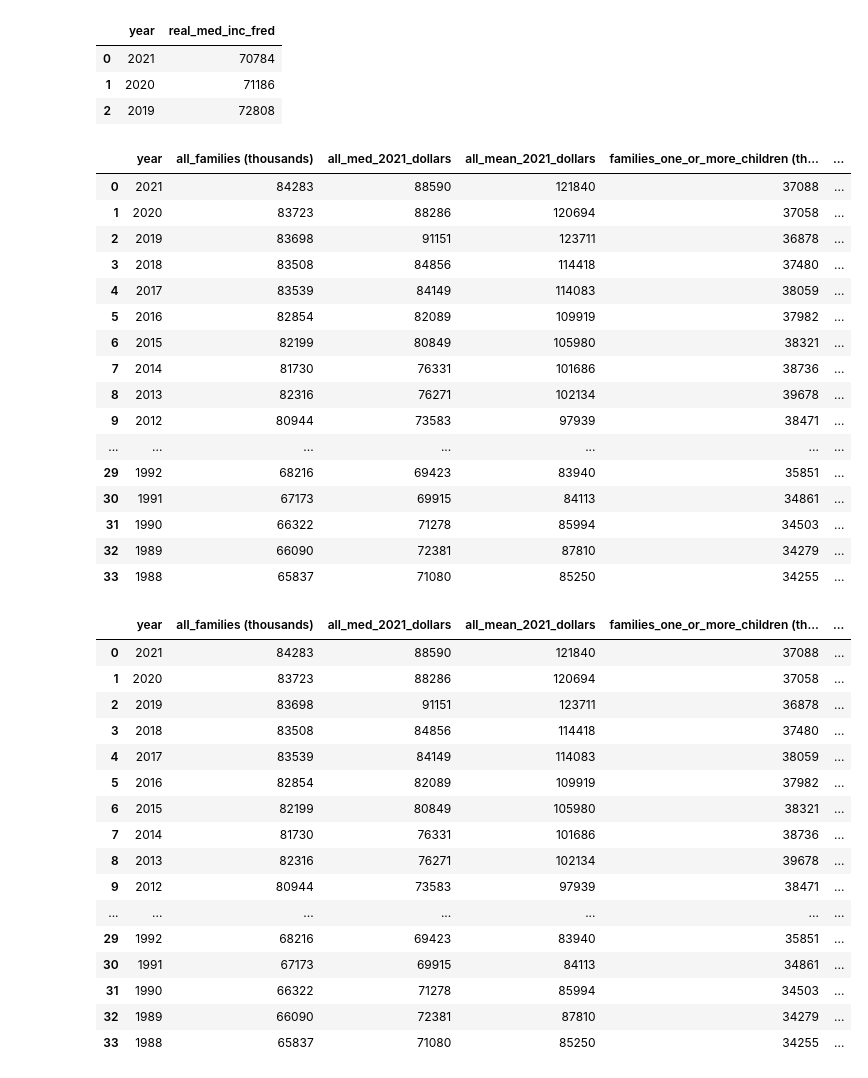
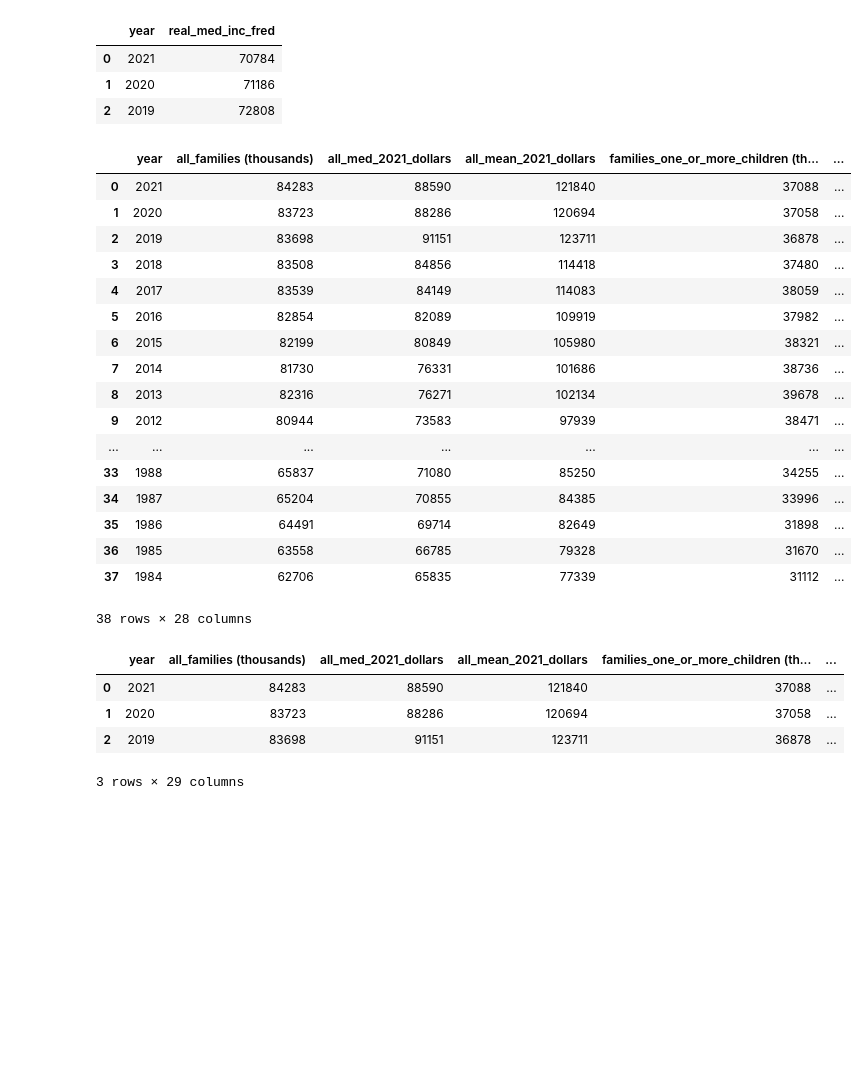
Before and after one commit to SchreinerJS/schreinerj_capstone, a Jupyter notebook: notebooks/f10_f11_cleaned_merged.ipynb, the cells around one changed output. Cells and saved outputs as stored; diff of their text form; code cells hidden in the pictures; blank space fills up the shorter version.

```diff
--- a/notebooks/F10_cleaning_merging.ipynb
+++ b/notebooks/f10_f11_cleaned_merged.ipynb
@@ -337,0 +548,3 @@ f10.head(3)
+# %%
+age_groups = pd.merge(age_groups, f11_45_54, on = 'year', how = 'left')
+age_groups
@@ -337,0 +569,3 @@ f10.head(3)
+# %%
+f10_f11 = pd.merge(f10, age_groups, on = 'year', how = 'left')
+f10_f11.head(3)
@@ -338,12 +578,12 @@ f10.head(3)
 # %%
 #locate additional letters in year column
-f10= f10[f10['year'].str.match('\d{4}[a-zA-Z]?', na=False)]
+f10_f11 = f10_f11[f10_f11['year'].str.match('\d{4}[a-zA-Z]?', na=False)]
 #extract only the year
-f10['year'] = f10['year'].str.extract('(\d{4})', expand=False).astype(int)
+f10_f11['year'] = f10_f11['year'].str.extract('(\d{4})', expand=False).astype(int)
 #sort by descending
-f10 = f10.sort_values('year', ascending=False)
+f10_f11 = f10_f11.sort_values('year', ascending=False)
 
-f10
+f10_f11.head(3)
 # %% [output]
 |  | year | all_families (thousands) | all_med_2021_dollars | all_mean_2021_dollars | families_one_or_more_children (th... | ... |
 | 0 | 2021 | 84283 | 88590 | 121840 | 37088 | ... |
@@ -383,8 +631,8 @@ real_med.head(3)
 | 2 | 2019 | 72808 |
 # %%
 #drop rows prior to 1984
-f10_1984 = f10[:-14]
-f10_1984
+f10_f11_1984 = f10_f11[:-10]
+f10_f11_1984
 # %% [output]
 |  | year | all_families (thousands) | all_med_2021_dollars | all_mean_2021_dollars | families_one_or_more_children (th... | ... |
 | 0 | 2021 | 84283 | 88590 | 121840 | 37088 | ... |
@@ -398,31 +646,20 @@ f10_1984
 | 8 | 2013 | 82316 | 76271 | 102134 | 39678 | ... |
 | 9 | 2012 | 80944 | 73583 | 97939 | 38471 | ... |
 | ... | ... | ... | ... | ... | ... | ... |
-| 29 | 1992 | 68216 | 69423 | 83940 | 35851 | ... |
-| 30 | 1991 | 67173 | 69915 | 84113 | 34861 | ... |
-| 31 | 1990 | 66322 | 71278 | 85994 | 34503 | ... |
-| 32 | 1989 | 66090 | 72381 | 87810 | 34279 | ... |
 | 33 | 1988 | 65837 | 71080 | 85250 | 34255 | ... |
+| 34 | 1987 | 65204 | 70855 | 84385 | 33996 | ... |
+| 35 | 1986 | 64491 | 69714 | 82649 | 31898 | ... |
+| 36 | 1985 | 63558 | 66785 | 79328 | 31670 | ... |
+| 37 | 1984 | 62706 | 65835 | 77339 | 31112 | ... |
+38 rows × 28 columns
 # %%
-f10_1984 = pd.merge(f10_1984, real_med, on = 'year', how = 'left')
-f10_1984
+f10_f11_1984 = pd.merge(f10_f11_1984, real_med, on = 'year', how = 'left')
+f10_f11_1984.head(3)
 # %% [output]
 |  | year | all_families (thousands) | all_med_2021_dollars | all_mean_2021_dollars | families_one_or_more_children (th... | ... |
 | 0 | 2021 | 84283 | 88590 | 121840 | 37088 | ... |
 | 1 | 2020 | 83723 | 88286 | 120694 | 37058 | ... |
 | 2 | 2019 | 83698 | 91151 | 123711 | 36878 | ... |
-| 3 | 2018 | 83508 | 84856 | 114418 | 37480 | ... |
-| 4 | 2017 | 83539 | 84149 | 114083 | 38059 | ... |
-| 5 | 2016 | 82854 | 82089 | 109919 | 37982 | ... |
-| 6 | 2015 | 82199 | 80849 | 105980 | 38321 | ... |
-| 7 | 2014 | 81730 | 76331 | 101686 | 38736 | ... |
-| 8 | 2013 | 82316 | 76271 | 102134 | 39678 | ... |
-| 9 | 2012 | 80944 | 73583 | 97939 | 38471 | ... |
-| ... | ... | ... | ... | ... | ... | ... |
-| 29 | 1992 | 68216 | 69423 | 83940 | 35851 | ... |
-| 30 | 1991 | 67173 | 69915 | 84113 | 34861 | ... |
-| 31 | 1990 | 66322 | 71278 | 85994 | 34503 | ... |
-| 32 | 1989 | 66090 | 72381 | 87810 | 34279 | ... |
-| 33 | 1988 | 65837 | 71080 | 85250 | 34255 | ... |
+3 rows × 29 columns
 # %%
 # remove real_med from dataframe
```
Also changed, not shown: parts of 25 cells of this notebook.
